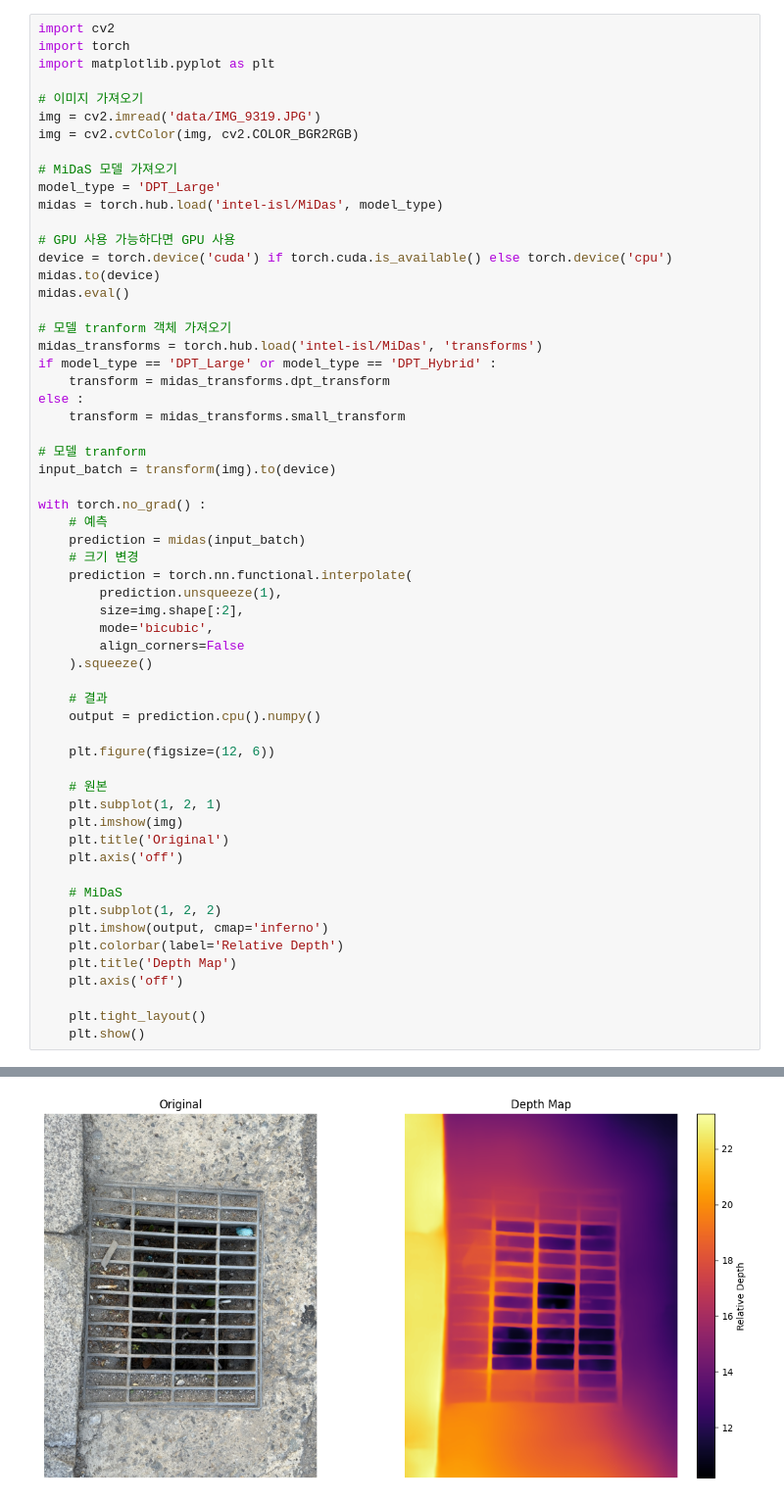
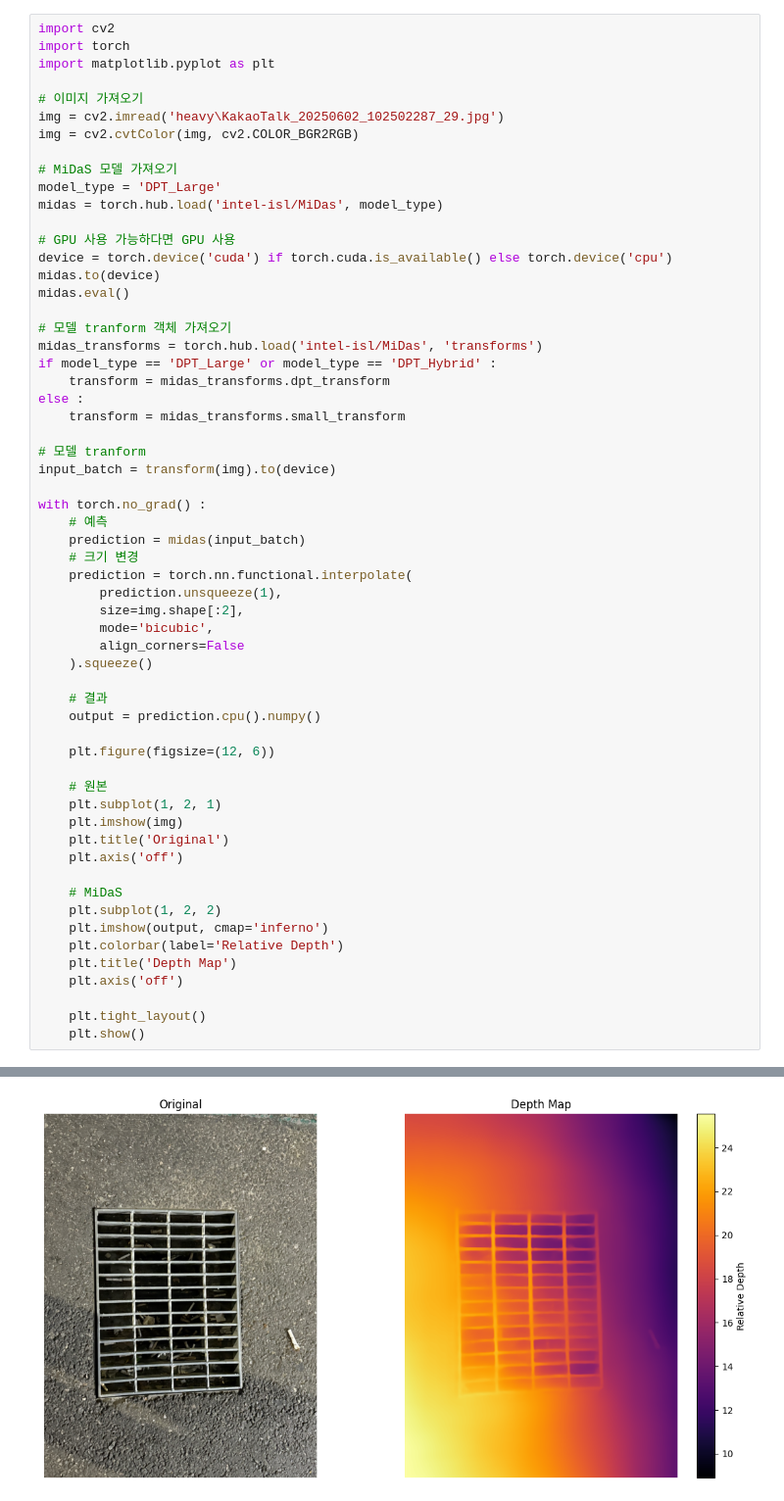
Before and after one commit to 7ai-team05/project, a Jupyter notebook: midas.ipynb, the cells around one changed output, grey strips where cells are left out. Shown: that part at 98% size. Drawn from its saved outputs; the diff is of its cells as text.

```diff
--- a/midas.ipynb
+++ b/midas.ipynb
@@ -7,7 +7,7 @@ import torch
 import matplotlib.pyplot as plt
 
 # 이미지 가져오기
-img = cv2.imread('data/IMG_9319.JPG')
+img = cv2.imread('heavy\KakaoTalk_20250602_102502287_29.jpg')
 img = cv2.cvtColor(img, cv2.COLOR_BGR2RGB)
 
 # MiDaS 모델 가져오기
@@ -66 +67 @@ Using cache found in C:\Users\USER/.cache\torch\hub\intel-isl_MiDas_master
-[figure, old version]
+[figure, new version]
```
Also changed, not shown: parts of 3 cells of this notebook.
